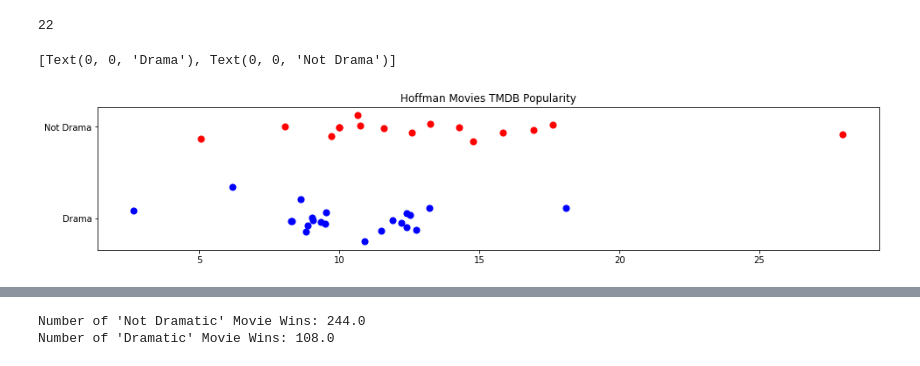
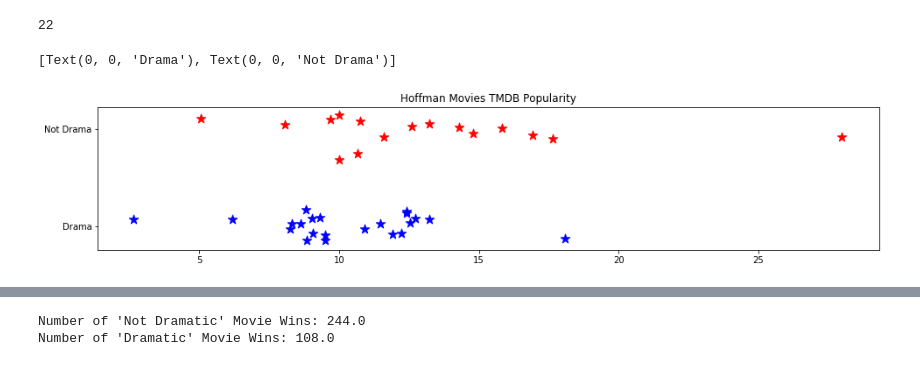
Before and after one commit to faltisco/Choose_Genre, a Jupyter notebook: EDA and Hypothesis Testing.ipynb, the cells around one changed output, grey strips where cells are left out. Drawn from its saved outputs; the diff is of its cells as text; code cells hidden in the pictures.

Commit message:
added revenue test and plot appearance changes

```diff
--- a/EDA and Hypothesis Testing.ipynb
+++ b/EDA and Hypothesis Testing.ipynb
@@ -541,11 +541,11 @@ len(drama['popularity'])
 # %%
 #Plot the distribution for popularity
 fig, ax = plt.subplots(1, figsize=(16, 3))
-ax.scatter(drama['popularity'], np.repeat(0, len(drama['popularity'])) + np.random.normal(0, 0.1, len(drama['popularity'])), c='blue', s=50)
-ax.scatter(not_drama['popularity'], np.repeat(1, len(not_drama['popularity'])) + np.random.normal(0, 0.1, len(not_drama['popularity'])),c='red', s=50)
+ax.scatter(drama['popularity'], np.repeat(0, len(drama['popularity'])) + np.random.normal(0, 0.1, len(drama['popularity'])), marker="*", c='blue', s=120)
+ax.scatter(not_drama['popularity'], np.repeat(1, len(not_drama['popularity'])) + np.random.normal(0, 0.1, len(not_drama['popularity'])),marker="*", c='red', s=120)
 plt.title('Hoffman Movies TMDB Popularity')
 ax.set_yticks([0, 1])
 ax.set_yticklabels(["Drama", "Not Drama"])
 # %% [output]
 [Text(0, 0, 'Drama'), Text(0, 0, 'Not Drama')]
-[figure, old version]
+[figure, new version]
```
Also changed, not shown: parts of 12 cells of this notebook.
